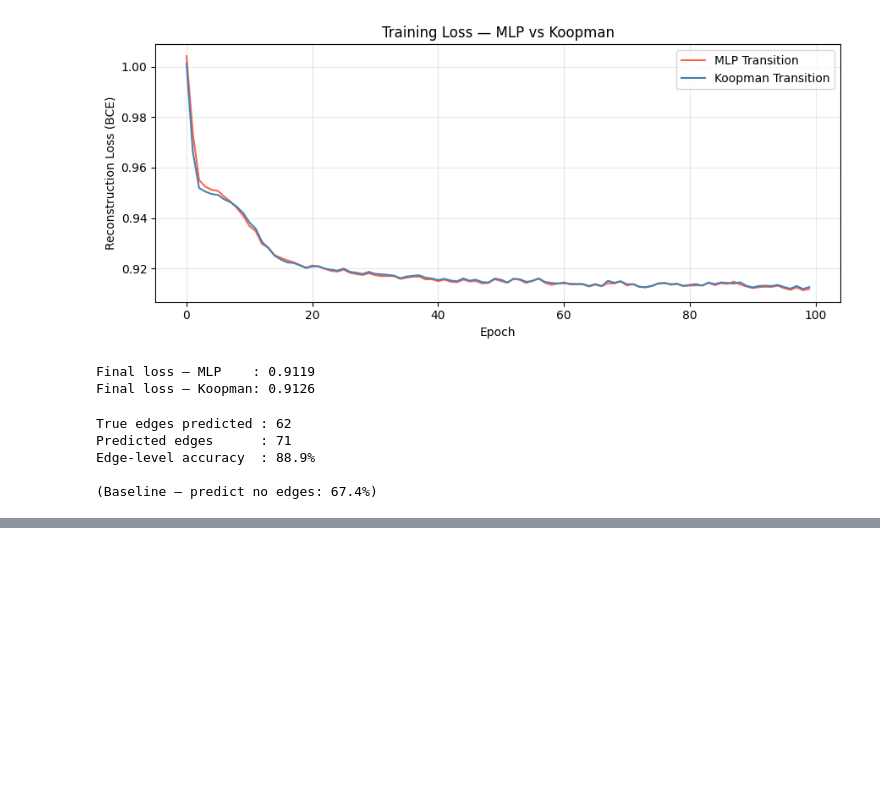
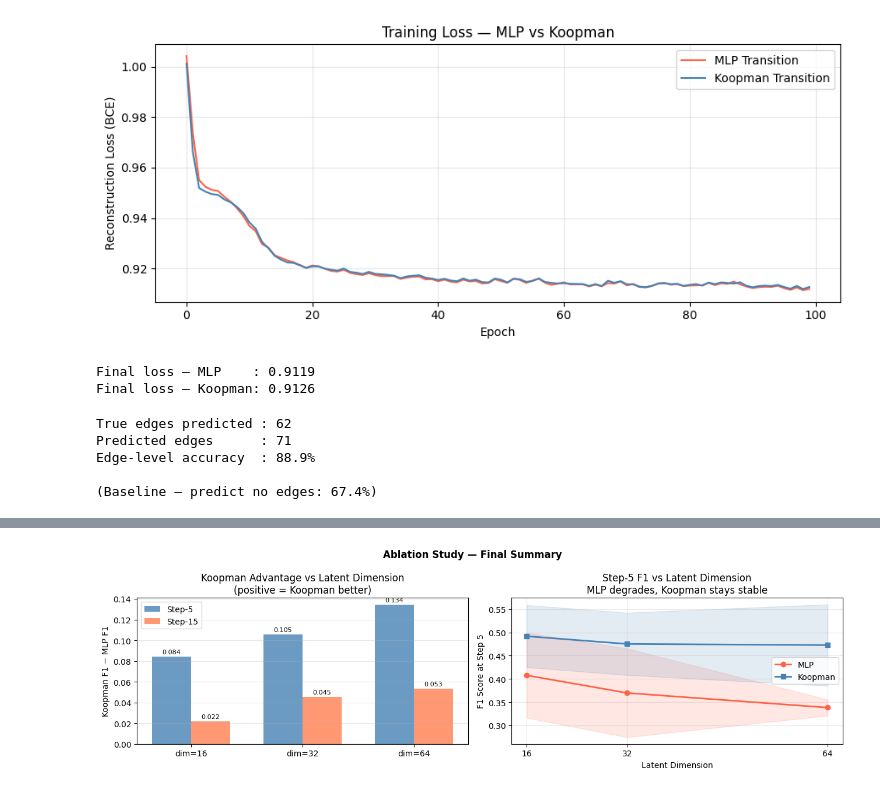
Before and after one commit to Abhilash437/Koopman-Graph-Evolver, a Jupyter notebook: graph-evolution-1.ipynb, the cells around one changed output, grey strips where cells are left out. Cells and saved outputs as stored; diff of their text form; code cells hidden in the pictures; blank space fills up the shorter version.

```diff
--- a/graph-evolution-1.ipynb
+++ b/graph-evolution-1.ipynb
@@ -804,0 +1064,76 @@ Step-15 F1 :    0.331     0.332
+# %%
+fig, axes = plt.subplots(1, 2, figsize=(13, 4))
+
+step5_advantages  = []
+step15_advantages = []
+
+for dim in DIMS:
+    r = ablation_results[dim]
+    step5_advantages.append(
+        r['koopman']['f1_mean'][4] - r['mlp']['f1_mean'][4]
+    )
+    step15_advantages.append(
+        r['koopman']['f1_mean'][14] - r['mlp']['f1_mean'][14]
+    )
+
+x     = np.arange(len(DIMS))
+width = 0.35
+
+bars1 = axes[0].bar(x - width/2, step5_advantages,  width,
+                    label='Step-5',  color='steelblue', alpha=0.8)
+bars2 = axes[0].bar(x + width/2, step15_advantages, width,
+                    label='Step-15', color='coral',     alpha=0.8)
+
+axes[0].axhline(y=0, color='black', linewidth=0.8, linestyle='--')
+axes[0].set_xticks(x)
+axes[0].set_xticklabels([f'dim={d}' for d in DIMS])
+axes[0].set_ylabel("Koopman F1 − MLP F1")
+axes[0].set_title("Koopman Advantage vs Latent Dimension\n"
+                  "(positive = Koopman better)")
+axes[0].legend()
+axes[0].grid(alpha=0.3, axis='y')
+
+
+for bar in bars1:
+    axes[0].text(bar.get_x() + bar.get_width()/2,
+                 bar.get_height() + 0.002,
+                 f'{bar.get_height():.3f}',
+                 ha='center', va='bottom', fontsize=8)
+for bar in bars2:
+    axes[0].text(bar.get_x() + bar.get_width()/2,
+                 bar.get_height() + 0.002,
+                 f'{bar.get_height():.3f}',
+                 ha='center', va='bottom', fontsize=8)
+
+
+mlp_step5   = [ablation_results[d]['mlp']['f1_mean'][4]     for d in DIMS]
+koop_step5  = [ablation_results[d]['koopman']['f1_mean'][4] for d in DIMS]
+mlp_step5_std  = [ablation_results[d]['mlp']['f1_std'][4]     for d in DIMS]
+koop_step5_std = [ablation_results[d]['koopman']['f1_std'][4] for d in DIMS]
+
+axes[1].plot(DIMS, mlp_step5,  color='tomato',    marker='o',
+             label='MLP',     linewidth=2)
+axes[1].plot(DIMS, koop_step5, color='steelblue', marker='s',
+             label='Koopman', linewidth=2)
+axes[1].fill_between(DIMS,
+                     np.array(mlp_step5) - np.array(mlp_step5_std),
+                     np.array(mlp_step5) + np.array(mlp_step5_std),
+                     alpha=0.15, color='tomato')
+axes[1].fill_between(DIMS,
+                     np.array(koop_step5) - np.array(koop_step5_std),
+                     np.array(koop_step5) + np.array(koop_step5_std),
+                     alpha=0.15, color='steelblue')
+
+axes[1].set_xlabel("Latent Dimension")
+axes[1].set_ylabel("F1 Score at Step 5")
+axes[1].set_title("Step-5 F1 vs Latent Dimension\n"
+                  "MLP degrades, Koopman stays stable")
+axes[1].legend()
+axes[1].grid(alpha=0.3)
+axes[1].set_xticks(DIMS)
+
+plt.suptitle("Ablation Study — Final Summary", fontsize=12, fontweight='bold')
+plt.tight_layout()
+plt.show()
+# %% [output]
+[figure, added]
```
Also changed, not shown: parts of 18 cells of this notebook, 3 other files.
